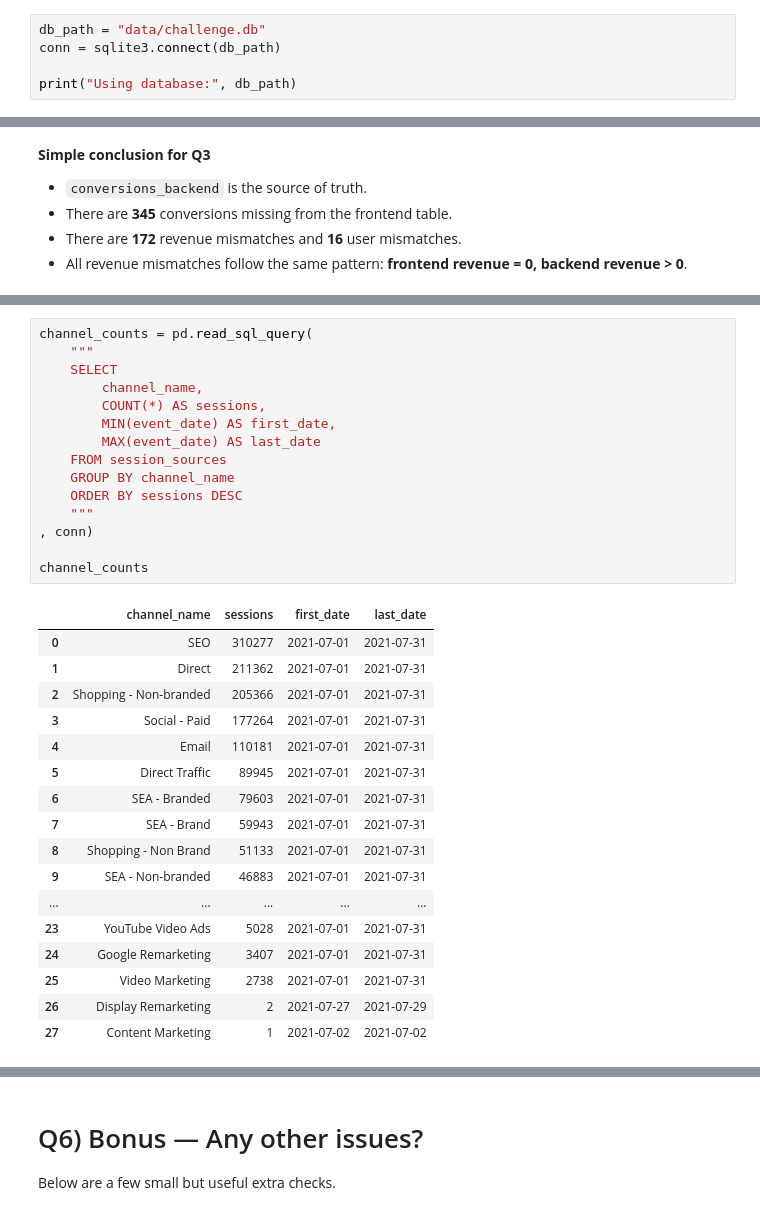
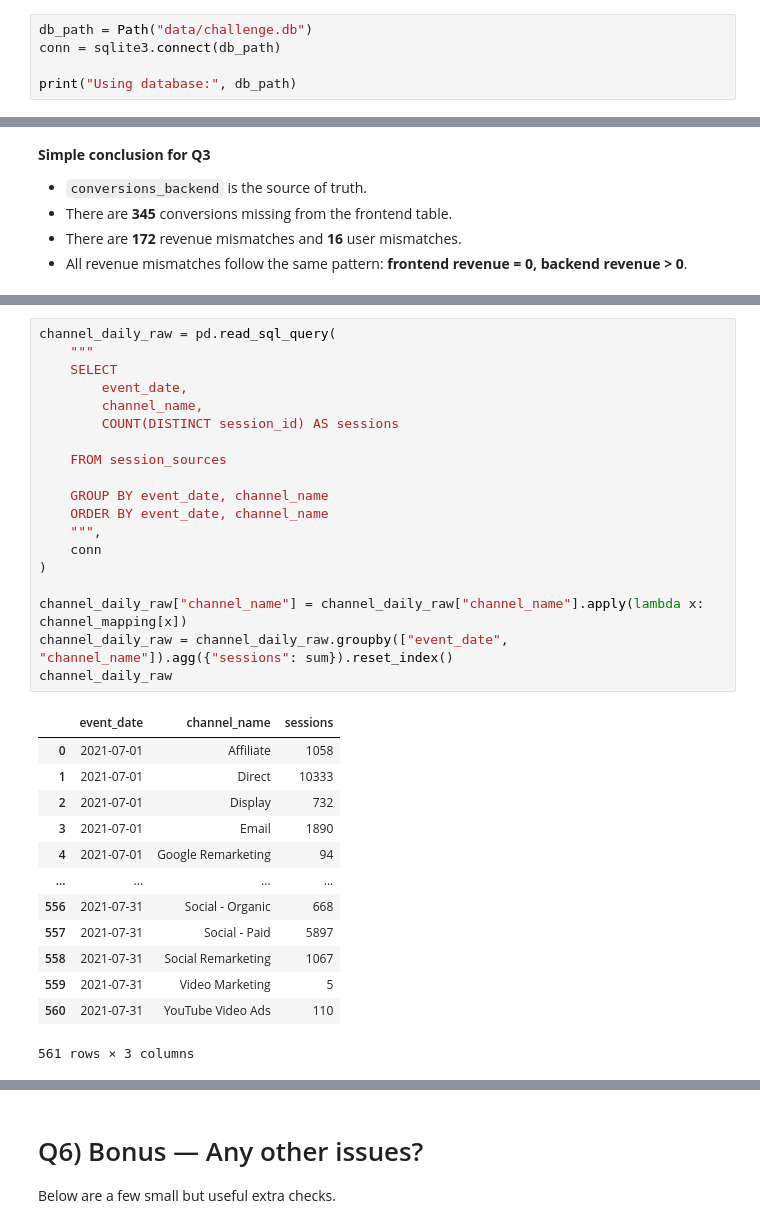
Before and after one commit to muh-bazm/haensel_task, a Jupyter notebook: main.ipynb, the cells around one changed output, grey strips where cells are left out. Drawn from its saved outputs; the diff is of its cells as text.

```diff
--- a/main.ipynb
+++ b/main.ipynb
@@ -23,7 +21,7 @@ pd.set_option("display.max_columns", 50)
 pd.set_option("display.max_rows", 100)
 plt.rcParams["figure.figsize"] = (10, 4.5)
 # %%
-db_path = "data/challenge.db"
+db_path = Path("data/challenge.db")
 conn = sqlite3.connect(db_path)
 
 print("Using database:", db_path)
@@ -833,33 +1239,33 @@ The clearest issue in this dataset is not a dramatic break in time series volume
 # %%
-channel_counts = pd.read_sql_query(
+channel_daily_raw = pd.read_sql_query(
     """
     SELECT
+        event_date,
         channel_name,
-        COUNT(*) AS sessions,
-        MIN(event_date) AS first_date,
-        MAX(event_date) AS last_date
+        COUNT(DISTINCT session_id) AS sessions
+
     FROM session_sources
-    GROUP BY channel_name
-    ORDER BY sessions DESC
-    """
-, conn)
 
-channel_counts
+    GROUP BY event_date, channel_name
+    ORDER BY event_date, channel_name
+    """,
+    conn
+)
+
+channel_daily_raw["channel_name"] = channel_daily_raw["channel_name"].apply(lambda x: channel_mapping[x])
+channel_daily_raw = channel_daily_raw.groupby(["event_date", "channel_name"]).agg({"sessions": sum}).reset_index()
+channel_daily_raw
 # %% [output]
-|  | channel_name | sessions | first_date | last_date |
-| 0 | SEO | 310277 | 2021-07-01 | 2021-07-31 |
-| 1 | Direct | 211362 | 2021-07-01 | 2021-07-31 |
-| 2 | Shopping - Non-branded | 205366 | 2021-07-01 | 2021-07-31 |
-| 3 | Social - Paid | 177264 | 2021-07-01 | 2021-07-31 |
-| 4 | Email | 110181 | 2021-07-01 | 2021-07-31 |
-| 5 | Direct Traffic | 89945 | 2021-07-01 | 2021-07-31 |
-| 6 | SEA - Branded | 79603 | 2021-07-01 | 2021-07-31 |
-| 7 | SEA - Brand | 59943 | 2021-07-01 | 2021-07-31 |
-| 8 | Shopping - Non Brand | 51133 | 2021-07-01 | 2021-07-31 |
-| 9 | SEA - Non-branded | 46883 | 2021-07-01 | 2021-07-31 |
-| ... | ... | ... | ... | ... |
-| 23 | YouTube Video Ads | 5028 | 2021-07-01 | 2021-07-31 |
-| 24 | Google Remarketing | 3407 | 2021-07-01 | 2021-07-31 |
-| 25 | Video Marketing | 2738 | 2021-07-01 | 2021-07-31 |
-| 26 | Display Remarketing | 2 | 2021-07-27 | 2021-07-29 |
-| 27 | Content Marketing | 1 | 2021-07-02 | 2021-07-02 |
+|  | event_date | channel_name | sessions |
+| 0 | 2021-07-01 | Affiliate | 1058 |
+| 1 | 2021-07-01 | Direct | 10333 |
+| 2 | 2021-07-01 | Display | 732 |
+| 3 | 2021-07-01 | Email | 1890 |
+| 4 | 2021-07-01 | Google Remarketing | 94 |
+| ... | ... | ... | ... |
+| 556 | 2021-07-31 | Social - Organic | 668 |
+| 557 | 2021-07-31 | Social - Paid | 5897 |
+| 558 | 2021-07-31 | Social Remarketing | 1067 |
+| 559 | 2021-07-31 | Video Marketing | 5 |
+| 560 | 2021-07-31 | YouTube Video Ads | 110 |
+561 rows × 3 columns
```
Also changed, not shown: parts of 89 cells of this notebook.
